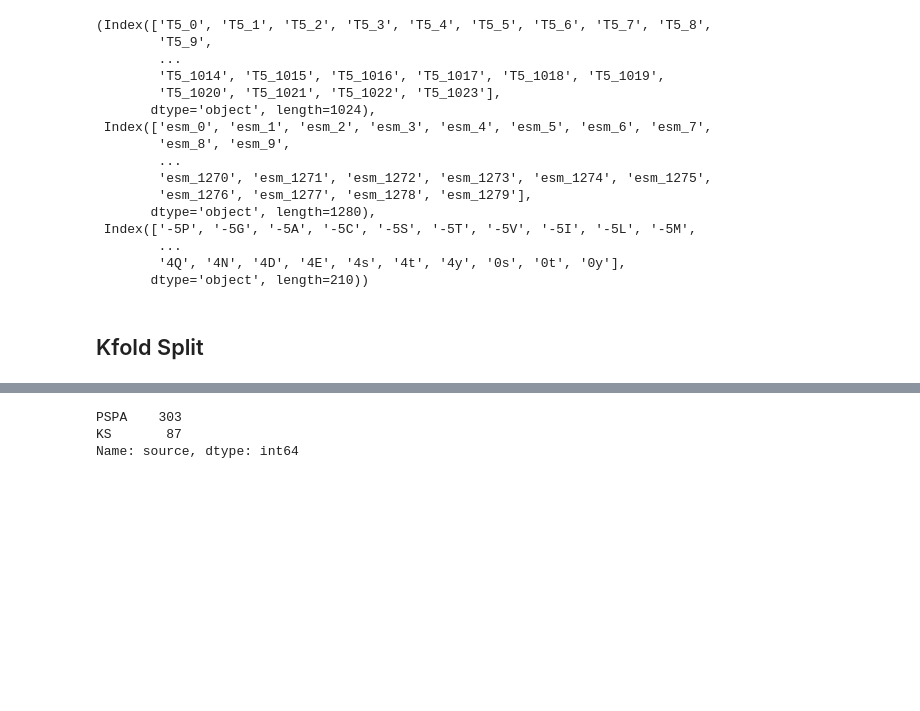
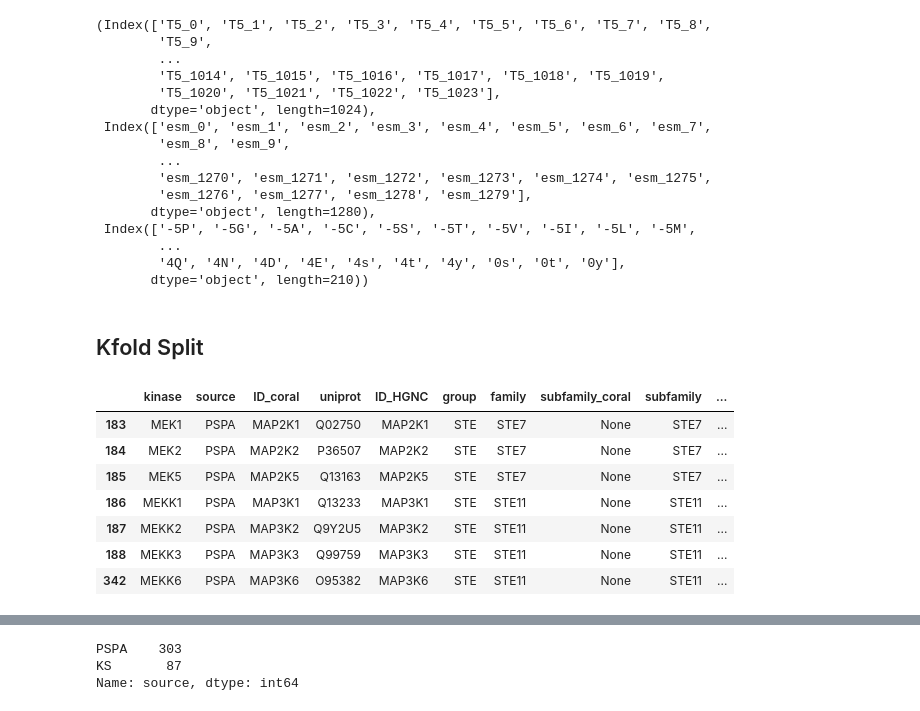
Before and after one commit to sky1ove/katlas, a Jupyter notebook: nbs/paper_09b_ML_training.ipynb, the cells around one changed output, grey strips where cells are left out. Saved outputs shown, nothing was run; the diff lists cells and outputs as text; code cells hidden in the pictures; blank space fills up the shorter version.

```diff
--- a/nbs/paper_09b_ML_training.ipynb
+++ b/nbs/paper_09b_ML_training.ipynb
@@ -68,3 +68,14 @@ source = pd.read_excel('train_data/combine_info_PSPA.xlsx').iloc[:,:2]
 info = Data.get_kinase_info().query('pseudo !="1"')
 
 info = source.merge(info,how='left')
+# %%
+info[info.kinase.str.contains('MEK')]
+# %% [output]
+|  | kinase | source | ID_coral | uniprot | ID_HGNC | group | family | subfamily_coral | subfamily | ... |
+| 183 | MEK1 | PSPA | MAP2K1 | Q02750 | MAP2K1 | STE | STE7 | None | STE7 | ... |
+| 184 | MEK2 | PSPA | MAP2K2 | P36507 | MAP2K2 | STE | STE7 | None | STE7 | ... |
+| 185 | MEK5 | PSPA | MAP2K5 | Q13163 | MAP2K5 | STE | STE7 | None | STE7 | ... |
+| 186 | MEKK1 | PSPA | MAP3K1 | Q13233 | MAP3K1 | STE | STE11 | None | STE11 | ... |
+| 187 | MEKK2 | PSPA | MAP3K2 | Q9Y2U5 | MAP3K2 | STE | STE11 | None | STE11 | ... |
+| 188 | MEKK3 | PSPA | MAP3K3 | Q99759 | MAP3K3 | STE | STE11 | None | STE11 | ... |
+| 342 | MEKK6 | PSPA | MAP3K6 | O95382 | MAP3K6 | STE | STE11 | None | STE11 | ... |
```
Also changed, not shown: parts of 8 cells of this notebook, 15 other files.
